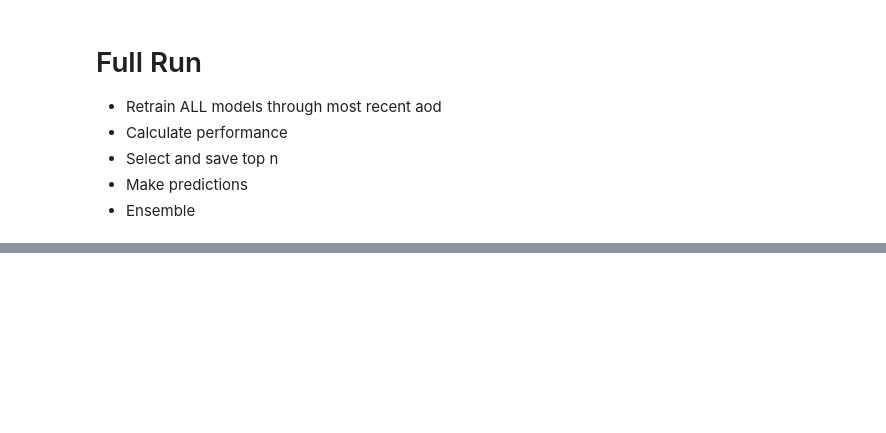
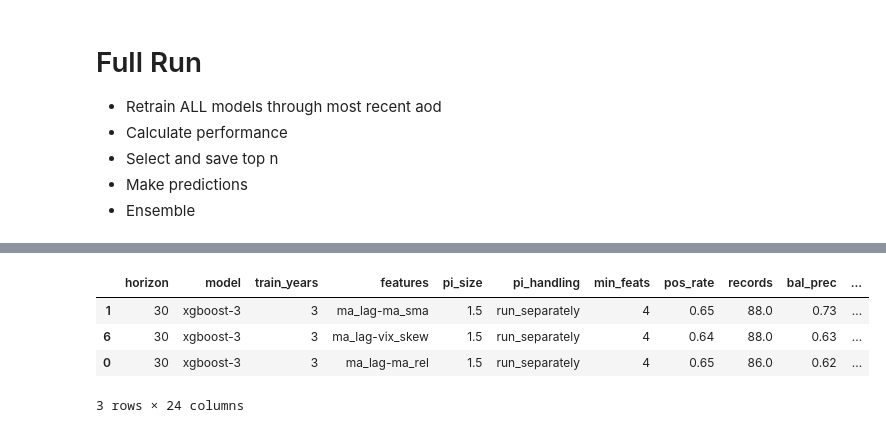
Before and after one commit to bchase17/Stocks, a Jupyter notebook: deployment.ipynb, the cells around one changed output, grey strips where cells are left out. Saved outputs shown, nothing was run; the diff lists cells and outputs as text; code cells hidden in the pictures; blank space fills up the shorter version.

```diff
--- a/deployment.ipynb
+++ b/deployment.ipynb
@@ -371,0 +397,11 @@ Running new predictions for horizon 30 | run_separately
+# %%
+top_n = (
+composite_score.sort_values("composite", ascending=False)
+.drop_duplicates(subset=["features"], keep="first").head(n).copy())
+top_n
+# %% [output]
+|  | horizon | model | train_years | features | pi_size | pi_handling | min_feats | pos_rate | records | bal_prec | ... |
+| 1 | 30 | xgboost-3 | 3 | ma_lag-ma_sma | 1.5 | run_separately | 4 | 0.65 | 88.0 | 0.73 | ... |
+| 6 | 30 | xgboost-3 | 3 | ma_lag-vix_skew | 1.5 | run_separately | 4 | 0.64 | 88.0 | 0.63 | ... |
+| 0 | 30 | xgboost-3 | 3 | ma_lag-ma_rel | 1.5 | run_separately | 4 | 0.65 | 86.0 | 0.62 | ... |
+3 rows × 24 columns
```
Also changed, not shown: parts of 3 cells of this notebook.
